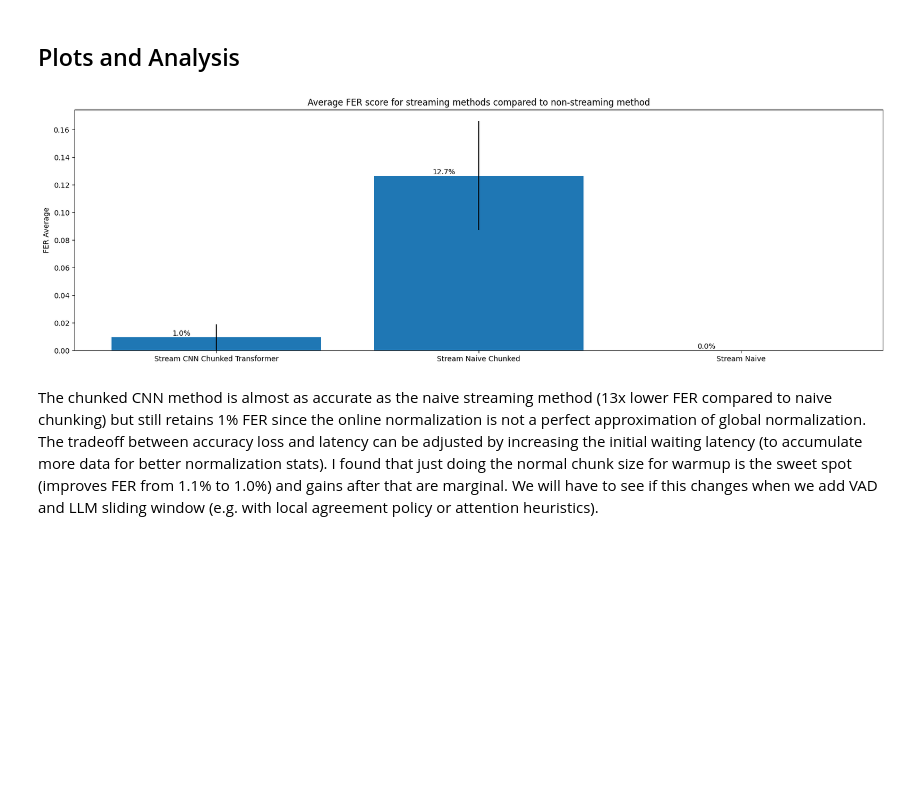
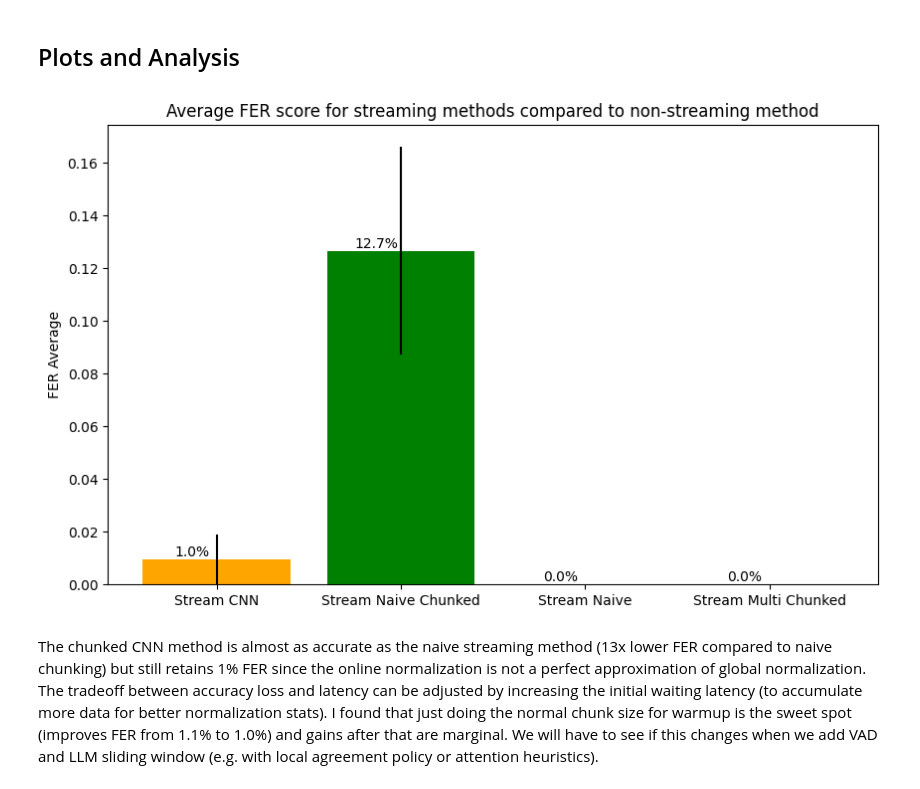
Before and after one commit to KoelLabs/ML, a Jupyter notebook: notebooks/Eval/IPA_streaming_eval.ipynb, the cells around one changed output. Saved outputs shown, nothing was run; the diff lists cells and outputs as text; code cells hidden in the pictures; blank space fills up the shorter version.

Commit message:
evaluate original multichunk streaming method for fun

```diff
--- a/notebooks/Eval/IPA_streaming_eval.ipynb
+++ b/notebooks/Eval/IPA_streaming_eval.ipynb
@@ -20,7 +20,8 @@ We will use TIMIT to test the latency and accuracy of streaming for various stre
 # %%
 dataset = TIMITDataset(split="test")
 # %%
-methods = [stream_cnn_chunked_transformer, stream_naive_chunked, stream_naive]
+methods = [stream_cnn_chunked_transformer, stream_naive_chunked, stream_naive, stream_multi_chunked]
+COLORS = ['orange', 'green', 'red', 'blue']
 # %%
 # create results file with columns
 RESULT_CSV = os.path.join("..", "..", ".data", "scores_ipa_streaming.csv")
@@ -177,22 +178,23 @@ Completed sample 20/1680, saved to ../../.data/scores_ipa_streaming.csv
 # %%
 def capitalize(text: str):
     return " ".join(t.capitalize() for t in text.split("_")).replace("Cnn", "CNN")
 
-plt.figure(figsize=(20, 6))
+plt.figure(figsize=(10, 6))
 bars = plt.bar(
-    [capitalize(m.__name__) for m in methods],
+    [capitalize(m.__name__).replace(" Chunked Transformer", "") for m in methods],
     [results[f"{m.__name__}_fer"].mean() for m in methods],
     yerr=[min(results[f"{m.__name__}_fer"].std(), results[f"{m.__name__}_fer"].mean()) for m in methods],
+    color=COLORS,
 )
 for bar in bars:
     height = bar.get_height()
     plt.text(bar.get_x() + bar.get_width() / 3, height, f'{100 * height:0.1f}%',
              ha='center', va='bottom')
 plt.ylabel("FER Average")
 plt.title("Average FER score for streaming methods compared to non-streaming method")
 plt.show()
 # %% [output]
-[figure, old version]
+[figure, new version]
 # %% [markdown]
 The chunked CNN method is almost as accurate as the naive streaming method (13x lower FER compared to naive chunking) but still retains 1% FER since the online normalization is not a perfect approximation of global normalization. The tradeoff between accuracy loss and latency can be adjusted by increasing the initial waiting latency (to accumulate more data for better normalization stats). I found that just doing the normal chunk size for warmup is the sweet spot (improves FER from 1.1% to 1.0%) and gains after that are marginal. We will have to see if this changes when we add VAD and LLM sliding window (e.g. with local agreement policy or attention heuristics).
 # %%
```
Also changed, not shown: parts of 11 cells of this notebook, 1 other file.
